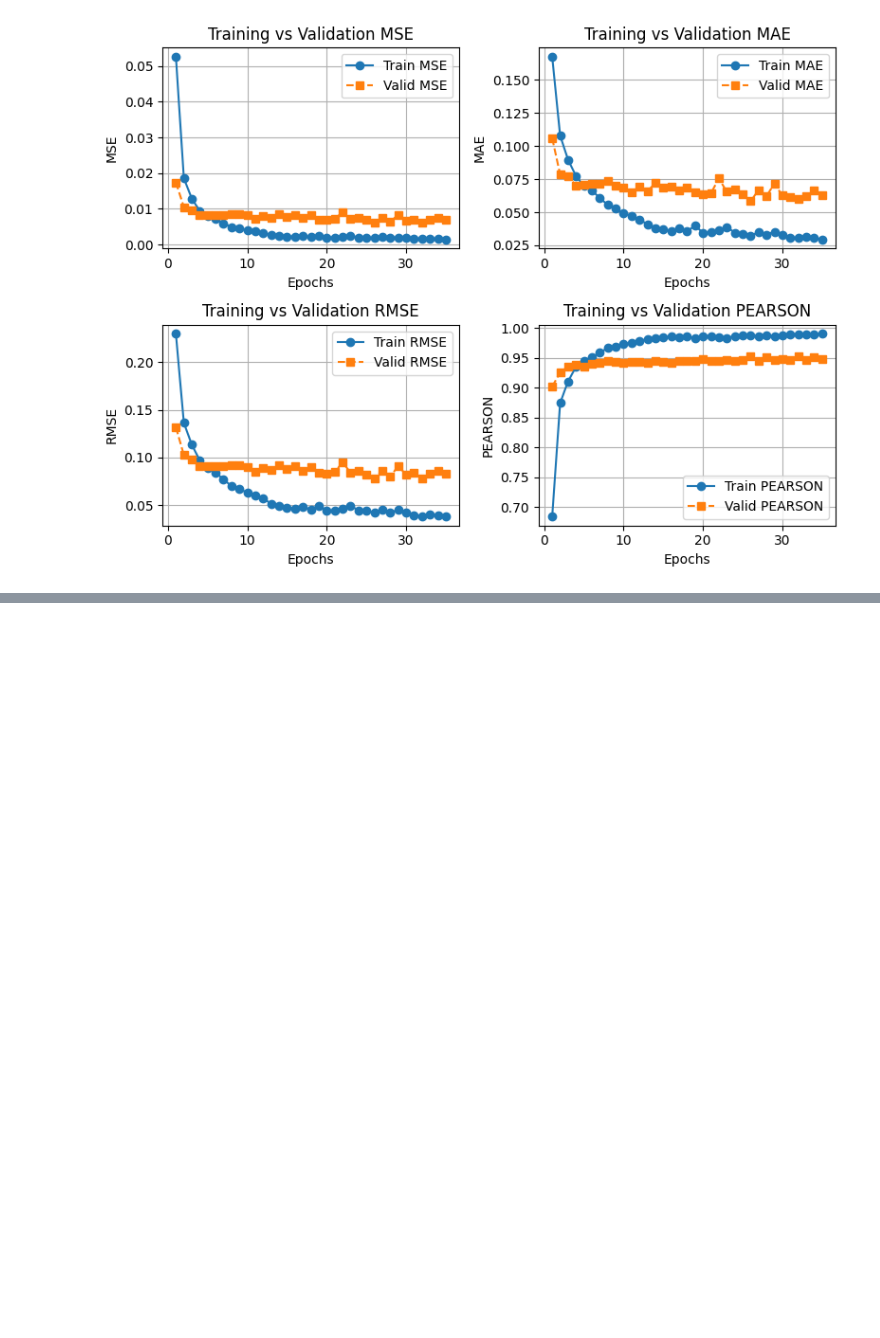
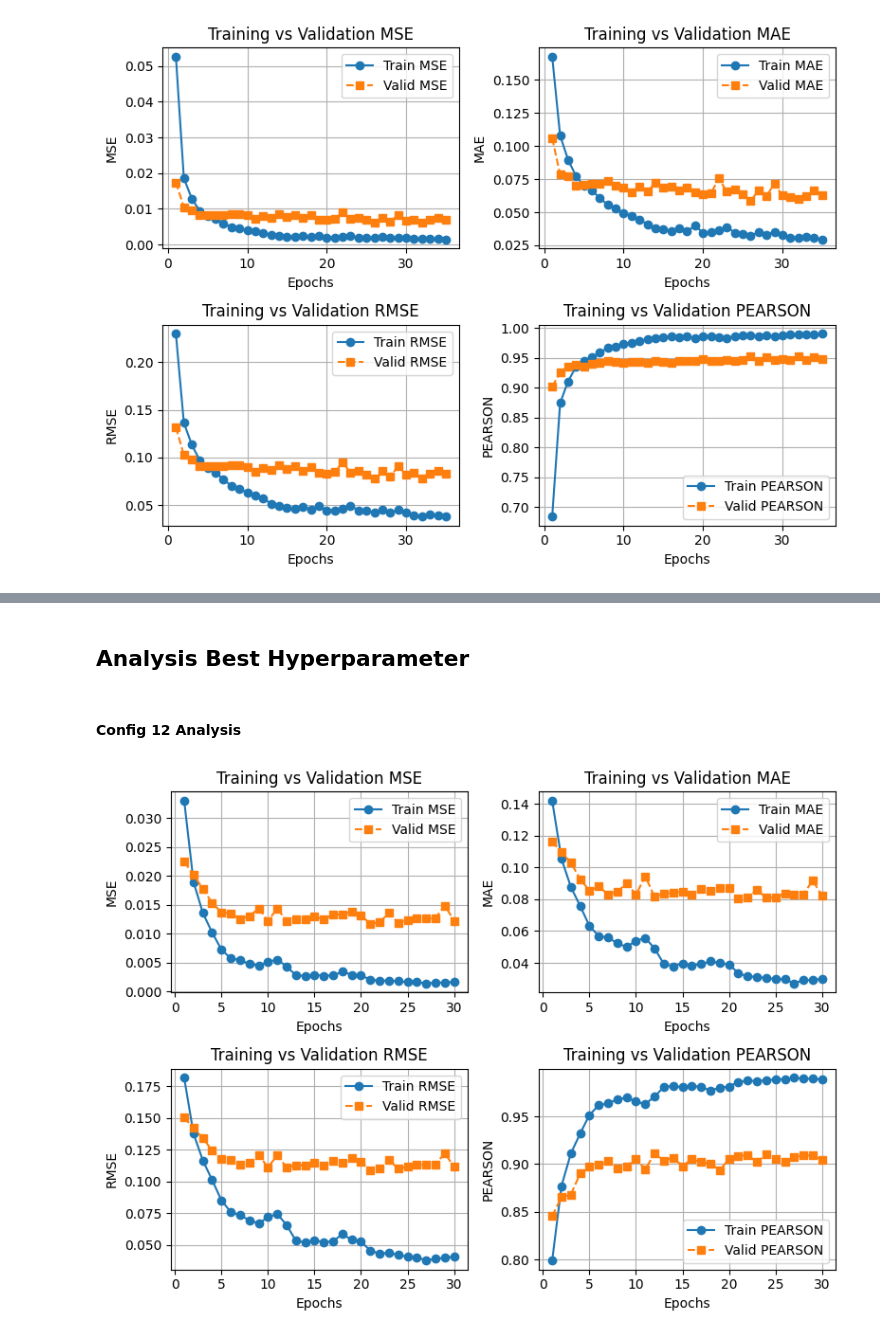
Before and after one commit to bwbayu/llm_aes, a Jupyter notebook: notebooks/bert_analysis.ipynb, the cells around one changed output, grey strips where cells are left out. Cells and saved outputs as stored; diff of their text form; code cells hidden in the pictures; blank space fills up the shorter version.

Commit message:
feat: analyze siamese similarity learning model (cosine similarity)

```diff
--- a/notebooks/bert_analysis.ipynb
+++ b/notebooks/bert_analysis.ipynb
@@ -1154,0 +1186,4 @@ plot_training(df_bert_mlr_after_0)
+# %%
+df_sim_epoch = pd.read_csv("../experiments/results/results_epoch_siamese.csv")
+print(df_sim_epoch.info())
+df_sim_epoch.head()
@@ -1154,0 +1252,9 @@ plot_training(df_bert_mlr_after_0)
+# %% [markdown]
+## Analysis Best Hyperparameter
+# %% [markdown]
+#### Config 12 Analysis
+# %%
+df_sim_12 = df_sim_epoch[df_sim_epoch['config_id']==12]
+plot_training(df_sim_12)
+# %% [output]
+[figure, added]
```
Also changed, not shown: parts of 8 cells of this notebook.
